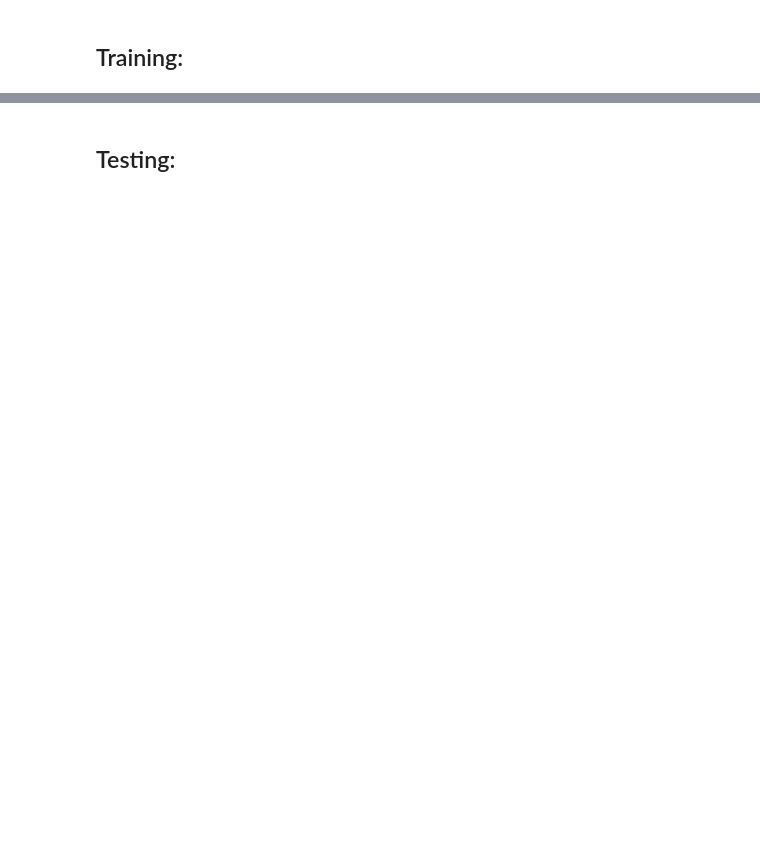
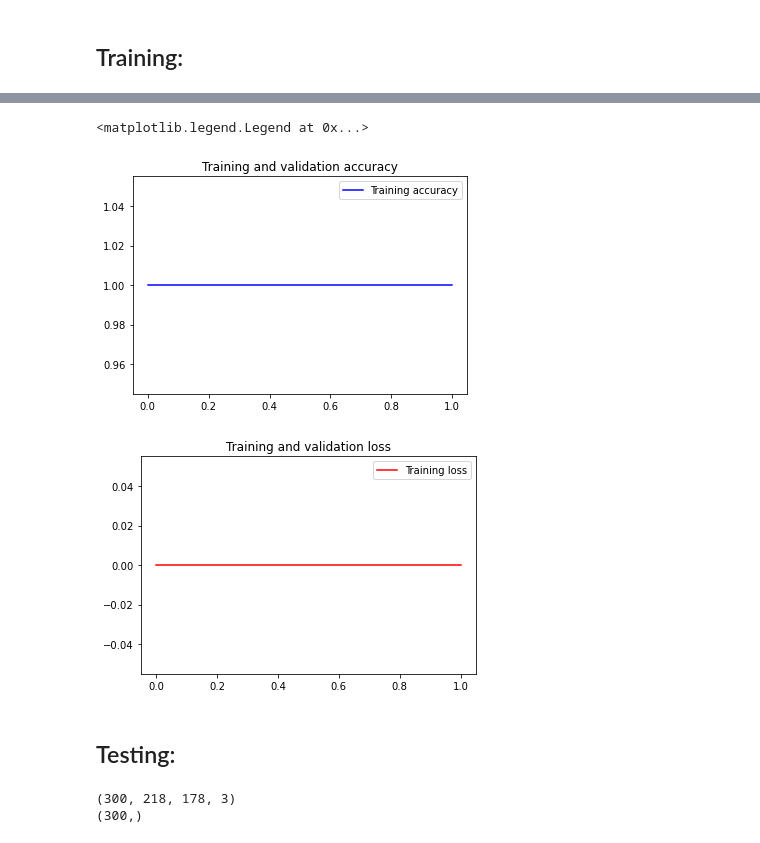
Before and after one commit to markkalaiji/GenderClassification, a Jupyter notebook: GenderClassification.ipynb, the cells around one changed output, grey strips where cells are left out. Cells and saved outputs as stored; diff of their text form; code cells hidden in the pictures; blank space fills up the shorter version.

```diff
--- a/GenderClassification.ipynb
+++ b/GenderClassification.ipynb
@@ -444,7 +472,32 @@ y_train.shape
 # %% [markdown]
 ## Training:
 # %%
-history = model.fit(X_train, y_train, batch_size=32, epochs=3, verbose=1)
+
+
+from numpy import array
+from numpy import argmax
+from keras.utils import to_categorical
+# define example
+
+
+
+
+
+# one hot encode
+encoded = to_categorical(y_train)
+print(encoded)
+# invert encoding
+inverted = argmax(encoded[0])
+print(inverted)
+
+
+# one hot encode
+encoded_test = to_categorical(y_test)
+print(encoded_test)
+# invert encoding
+inverted_test = argmax(encoded_test[0])
+print(inverted_test)
+
 # history = model.fit(X_train, y_train, validation_split=0.25, batch_size=32, epochs=15, verbose=1)
 
 # batch_size: Integer or None. Number of samples per gradient update.
@@ -453,3 +506,8 @@ history = model.fit(X_train, y_train, batch_size=32, epochs=3, verbose=1)
 # validation_split: Float between 0 and 1. Fraction of the training data to be used as validation data.
 # You can add some callbacks to get a view on internal states and statistics of the model during training:
 # https://keras.io/callbacks/
+
+print(inverted.shape)
+print()
+
+y_train.mean()
@@ -455,0 +533,2 @@ history = model.fit(X_train, y_train, batch_size=32, epochs=3, verbose=1)
+# %%
+history = model.fit(face_list_train, encoded, batch_size=8, epochs=2, verbose=1)
@@ -461,22 +545,26 @@ history = model.fit(X_train, y_train, batch_size=32, epochs=3, verbose=1)
 # %%
 import matplotlib.pyplot as plt
 
 %matplotlib inline
 
-accuracy = history.history['acc']
+accuracy = history.history['accuracy']
 #val_accuracy = history.history['val_acc']
 loss = history.history['loss']
 #val_loss = history.history['val_loss']
 epochs = range(len(accuracy))
 plt.plot(epochs, accuracy, 'b-', label='Training accuracy')
 #plt.plot(epochs, val_accuracy, 'b', label='Validation accuracy')
 plt.title('Training and validation accuracy')
 plt.legend()
 plt.figure()
 plt.plot(epochs, loss, 'r-', label='Training loss')
 #plt.plot(epochs, val_loss, 'b', label='Validation loss')
 plt.title('Training and validation loss')
 plt.legend()
 # plt.show()
+# %% [output]
+<matplotlib.legend.Legend at 0x...>
+[figure, added]
+[figure, added]
 # %% [markdown]
 ## Testing:
@@ -485,2 +571,9 @@ predicted_classes = model.predict_classes(X_test)
+# %%
+predicted_classes = model.predict_classes(face_list_test)
+print(face_list_test.shape)
+print(predicted_classes.shape)
+# %% [output]
+(300, 218, 178, 3)
+(300,)
 # %%
 # Testing:
```
Also changed, not shown: parts of 8 cells of this notebook.
